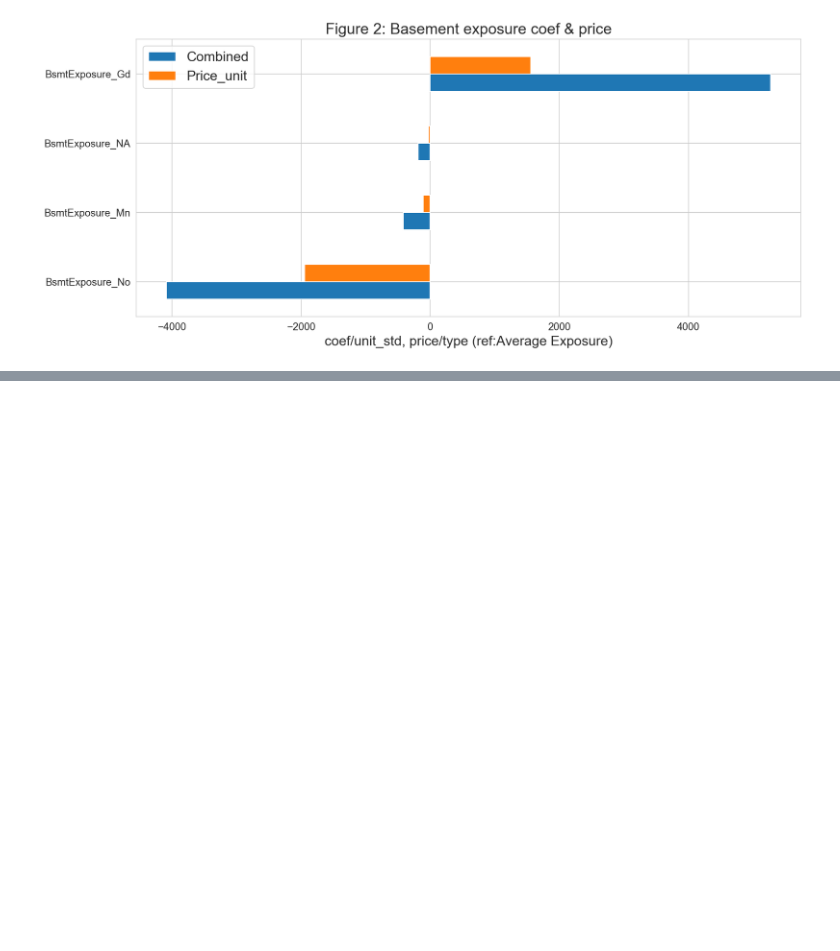
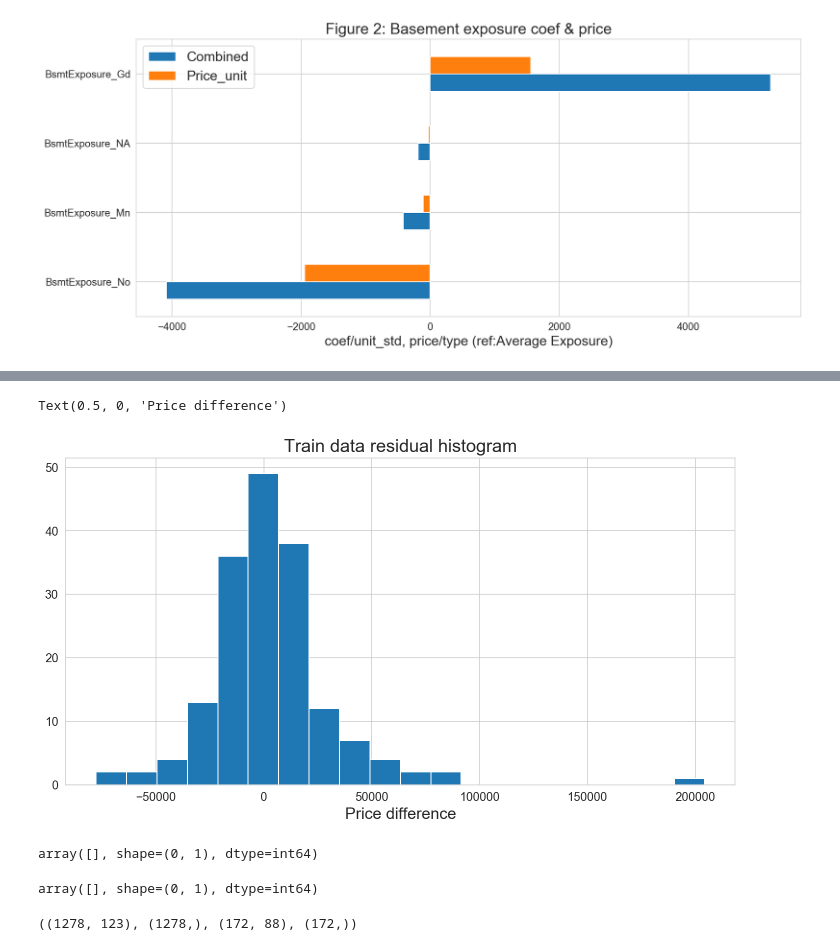
Before and after one commit to Miaowshroom/project3_a2, a Jupyter notebook: project-03-combined.ipynb, the cells around one changed output, grey strips where cells are left out. Drawn from its saved outputs; the diff is of its cells as text; code cells hidden in the pictures; blank space fills up the shorter version.

```diff
--- a/project-03-combined.ipynb
+++ b/project-03-combined.ipynb
@@ -1141,0 +1169,10 @@ The residuals from the first model (training and testing) represent the variance
+# %%
+plt.hist(y_residual_test, bins=20);
+plt.gcf().set_size_inches(12,6)
+plt.title('Train data residual histogram', fontsize=18)
+plt.gca().tick_params(labelsize=12)
+
+plt.gca().set_xlabel('Price difference',size=16)
+# %% [output]
+Text(0.5, 0, 'Price difference')
+[figure, added]
@@ -1141,0 +1185,45 @@ The residuals from the first model (training and testing) represent the variance
+# %%
+# For training set
+reno_predictor = train_data[reno_ch]
+
+# convert all categorical data and MSsubClass as dummies
+object_col = [col for col in reno_ch if reno_predictor[col].dtype==object]
+dummy_col = [col for col in object_col if col not in ['BsmtFinType1', 'BsmtFinType2']]
+X_train_q2 = pd.get_dummies(reno_predictor, columns=dummy_col, drop_first=True)
+X_train_q2 = pd.get_dummies(X_train_q2, columns=['BsmtFinType1', 'BsmtFinType2'], drop_first=False)
+X_train_q2.drop(columns=['BsmtFinType1_NA', 'BsmtFinType2_NA'], inplace=True)
+BsmtFinType1_col = [col for col in X_train_q2.columns if 'BsmtFinType1' in col]
+BsmtFinType2_col = [col for col in X_train_q2.columns if 'BsmtFinType2' in col]
+
+X_train_q2.loc[:,BsmtFinType1_col]= X_train_q2.loc[:,BsmtFinType1_col].apply(lambda x: x*X_train_q2.BsmtFinSF1)
+X_train_q2.loc[:,BsmtFinType2_col]= X_train_q2.loc[:,BsmtFinType2_col].apply(lambda x: x*X_train_q2.BsmtFinSF2)
+X_train_q2.drop(columns=['BsmtFinSF1','BsmtFinSF2'])
+# no object datatype
+np.argwhere(X_train_q2.dtypes == object)
+# %% [output]
+array([], shape=(0, 1), dtype=int64)
+# %%
+# for testing set do the same
+
+reno_predictor = test_data[reno_ch]
+X_test_q2 = pd.get_dummies(reno_predictor, columns=dummy_col, drop_first=True)
+
+X_test_q2 = pd.get_dummies(X_test_q2, columns=['BsmtFinType1', 'BsmtFinType2'], drop_first=False)
+X_test_q2.drop(columns=['BsmtFinType1_NA', 'BsmtFinType2_NA'], inplace=True)
+BsmtFinType1_col = [col for col in X_test_q2.columns if 'BsmtFinType1' in col]
+BsmtFinType2_col = [col for col in X_test_q2.columns if 'BsmtFinType2' in col]
+
+X_test_q2.loc[:,BsmtFinType1_col]= X_test_q2.loc[:,BsmtFinType1_col].apply(lambda x: x*X_test_q2.BsmtFinSF1)
+X_test_q2.loc[:,BsmtFinType2_col]= X_test_q2.loc[:,BsmtFinType2_col].apply(lambda x: x*X_test_q2.BsmtFinSF2)
+X_test_q2.drop(columns=['BsmtFinSF1','BsmtFinSF2'])
+
+
+# no object
+np.argwhere(X_test_q2.dtypes == object)
+# %% [output]
+array([], shape=(0, 1), dtype=int64)
+# %%
+# size of training and testing does not match
+X_train_q2.shape, y_residual_train.shape, X_test_q2.shape, y_residual_test.shape,
+# %% [output]
+((1278, 123), (1278,), (172, 88), (172,))
```
Also changed, not shown: parts of 31 cells of this notebook.
